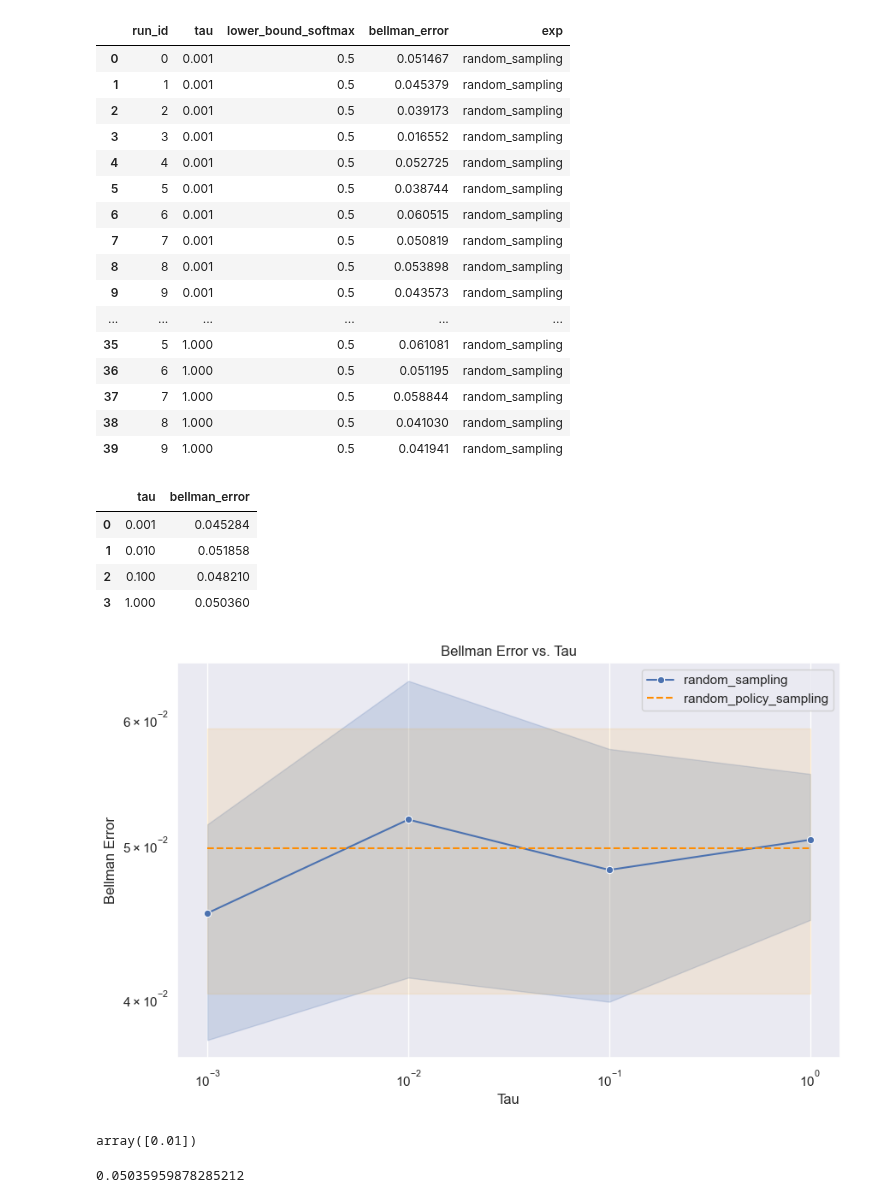
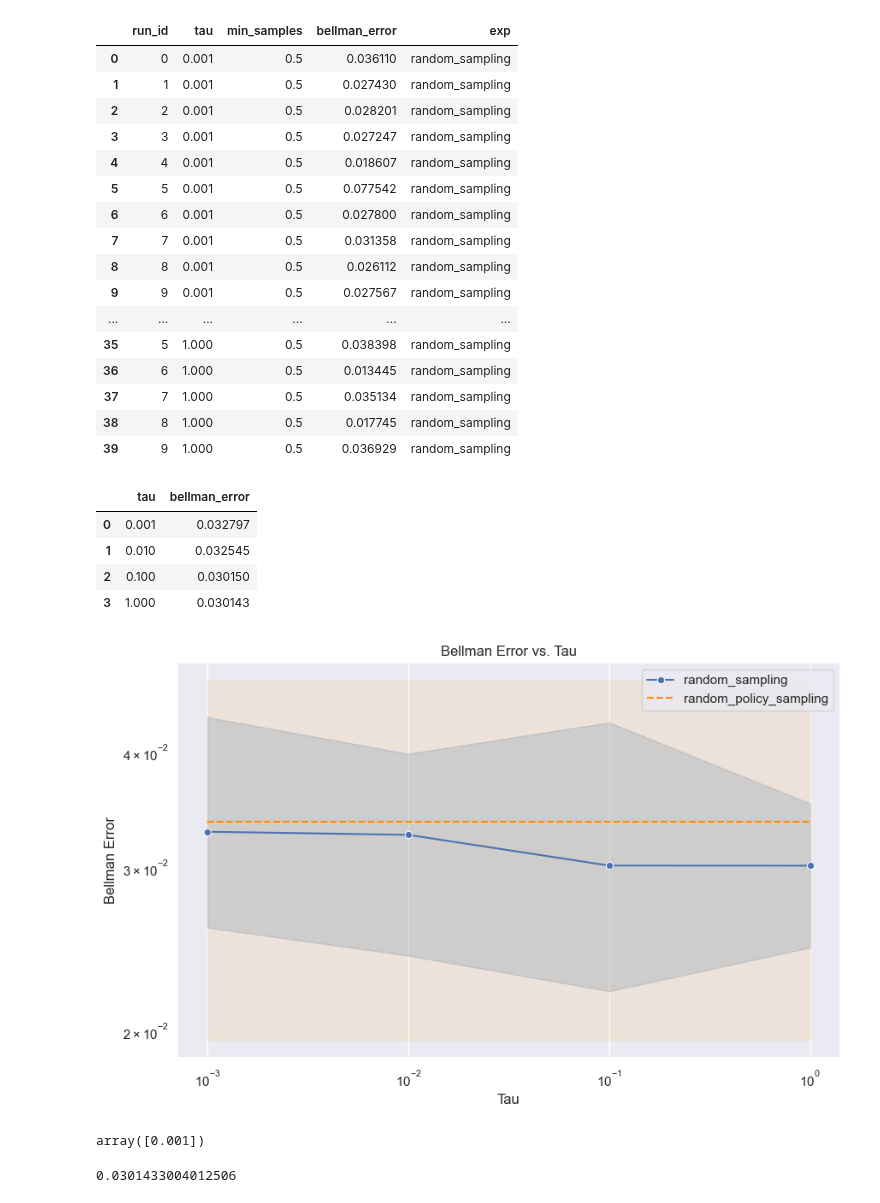
Before and after one commit to mariusdgm/phd-research, a Jupyter notebook: experiments/experiment_distributions/analyze_results_random_sampling.ipynb, the cells around one changed output. Drawn from its saved outputs; the diff is of its cells as text; code cells hidden in the pictures.

```diff
--- a/experiments/experiment_distributions/analyze_results_random_sampling.ipynb
+++ b/experiments/experiment_distributions/analyze_results_random_sampling.ipynb
@@ -14,5 +22,5 @@ sns.set_theme()
 # %%
-root_dir = r".\results\2024Mar21-125206_configs"
+root_dir = r".\results\2024Mar31-174127_configs"
 # %%
 def collect_experiment_data(root_dir):
     """
@@ -122,13 +130,13 @@ def collect_bellman_errors(root_dir):
                 # Extract needed parameters
                 run_id = cfg_data.get('run_id')
                 tau = cfg_data['tau']
-                lower_bound_softmax = cfg_data['lower_bound_softmax']
+                min_samples = cfg_data['min_samples']
 
                 # Create a dictionary with the collected data
                 error_data = {
                     'run_id': run_id,
                     'tau': tau,
-                    'lower_bound_softmax': lower_bound_softmax,
+                    'min_samples': min_samples,
                     'bellman_error': bellman_error
                 }
 
@@ -143,34 +151,34 @@ bellman_errors_df = collect_bellman_errors(root_dir)
 bellman_errors_df["exp"] = "random_sampling"
 bellman_errors_df
 # %% [output]
-|  | run_id | tau | lower_bound_softmax | bellman_error | exp |
-| 0 | 0 | 0.001 | 0.5 | 0.051467 | random_sampling |
-| 1 | 1 | 0.001 | 0.5 | 0.045379 | random_sampling |
-| 2 | 2 | 0.001 | 0.5 | 0.039173 | random_sampling |
-| 3 | 3 | 0.001 | 0.5 | 0.016552 | random_sampling |
-| 4 | 4 | 0.001 | 0.5 | 0.052725 | random_sampling |
-| 5 | 5 | 0.001 | 0.5 | 0.038744 | random_sampling |
-| 6 | 6 | 0.001 | 0.5 | 0.060515 | random_sampling |
-| 7 | 7 | 0.001 | 0.5 | 0.050819 | random_sampling |
-| 8 | 8 | 0.001 | 0.5 | 0.053898 | random_sampling |
-| 9 | 9 | 0.001 | 0.5 | 0.043573 | random_sampling |
+|  | run_id | tau | min_samples | bellman_error | exp |
+| 0 | 0 | 0.001 | 0.5 | 0.036110 | random_sampling |
+| 1 | 1 | 0.001 | 0.5 | 0.027430 | random_sampling |
+| 2 | 2 | 0.001 | 0.5 | 0.028201 | random_sampling |
+| 3 | 3 | 0.001 | 0.5 | 0.027247 | random_sampling |
+| 4 | 4 | 0.001 | 0.5 | 0.018607 | random_sampling |
+| 5 | 5 | 0.001 | 0.5 | 0.077542 | random_sampling |
+| 6 | 6 | 0.001 | 0.5 | 0.027800 | random_sampling |
+| 7 | 7 | 0.001 | 0.5 | 0.031358 | random_sampling |
+| 8 | 8 | 0.001 | 0.5 | 0.026112 | random_sampling |
+| 9 | 9 | 0.001 | 0.5 | 0.027567 | random_sampling |
 | ... | ... | ... | ... | ... | ... |
-| 35 | 5 | 1.000 | 0.5 | 0.061081 | random_sampling |
-| 36 | 6 | 1.000 | 0.5 | 0.051195 | random_sampling |
-| 37 | 7 | 1.000 | 0.5 | 0.058844 | random_sampling |
-| 38 | 8 | 1.000 | 0.5 | 0.041030 | random_sampling |
-| 39 | 9 | 1.000 | 0.5 | 0.041941 | random_sampling |
+| 35 | 5 | 1.000 | 0.5 | 0.038398 | random_sampling |
+| 36 | 6 | 1.000 | 0.5 | 0.013445 | random_sampling |
+| 37 | 7 | 1.000 | 0.5 | 0.035134 | random_sampling |
+| 38 | 8 | 1.000 | 0.5 | 0.017745 | random_sampling |
+| 39 | 9 | 1.000 | 0.5 | 0.036929 | random_sampling |
 # %%
 grouped_mean_df = bellman_errors_df.groupby('tau')['bellman_error'].mean().reset_index()
 grouped_mean_df
 # %% [output]
 |  | tau | bellman_error |
-| 0 | 0.001 | 0.045284 |
-| 1 | 0.010 | 0.051858 |
-| 2 | 0.100 | 0.048210 |
-| 3 | 1.000 | 0.050360 |
+| 0 | 0.001 | 0.032797 |
+| 1 | 0.010 | 0.032545 |
+| 2 | 0.100 | 0.030150 |
+| 3 | 1.000 | 0.030143 |
 # %%
-baseline_dir = r".\results\2024Mar21-151043_baseline_configs"
+baseline_dir = r".\results\2024Mar31-193945_baseline_configs"
 
 # Example usage
 baseline_bellman_errors_df = collect_bellman_errors(baseline_dir)
@@ -204,43 +212,43 @@ plt.plot([10**log_tau_min, 10**log_tau_max], [baseline_avg_bellman_error, baseli
 
 # Add standard deviation as a confidence interval around the baseline
 plt.fill_between([tau_min, tau_max],
                  [baseline_avg_bellman_error - baseline_std_dev]*2,
                  [baseline_avg_bellman_error + baseline_std_dev]*2,
                  color='orange', alpha=0.1, label='random_policy_sampling')
 
 # Adjustments to plot aesthetics
 plt.xlabel("Tau")
 plt.ylabel("Bellman Error")
 plt.xscale("log")
 plt.yscale("log")
 plt.title("Bellman Error vs. Tau")
 
 # Get the current handles and labels from the plot
 handles, labels = plt.gca().get_legend_handles_labels()
 
 # Create a custom handle for the dark orange dotted line
 custom_handle = Line2D([], [], color='darkorange', linestyle='--', label='random_policy_sampling')
 
 # Replace the handle for 'random_policy_sampling' with the custom handle
 # This assumes 'random_policy_sampling' is the last added label/handle. Adjust if needed.
 new_handles = [h for h, l in zip(handles, labels) if l != 'random_policy_sampling'] + [custom_handle]
 new_labels = [l for l in labels if l != 'random_policy_sampling'] + ['random_policy_sampling']
 
 # Create the updated legend with the custom handle
 plt.legend(new_handles, new_labels)
 
 plt.show()
 # %% [output]
-[figure, old version]
+[figure, new version]
 # %%
 baseline_bellman_errors_df["tau"].unique()
 # %% [output]
-array([0.01])
+array([0.001])
 # %%
 high_tau_df = bellman_errors_df[bellman_errors_df["tau"]==1]
 high_tau_df['bellman_error'].mean()
 # %% [output]
-0.05035959878285212
+0.0301433004012506
 # %%
 # # concat the 2 df
 # bellman_errors_df = pd.concat([bellman_errors_df, df_baseline_expanded])
```
Also changed, not shown: parts of 4 cells of this notebook, 13 other files.
